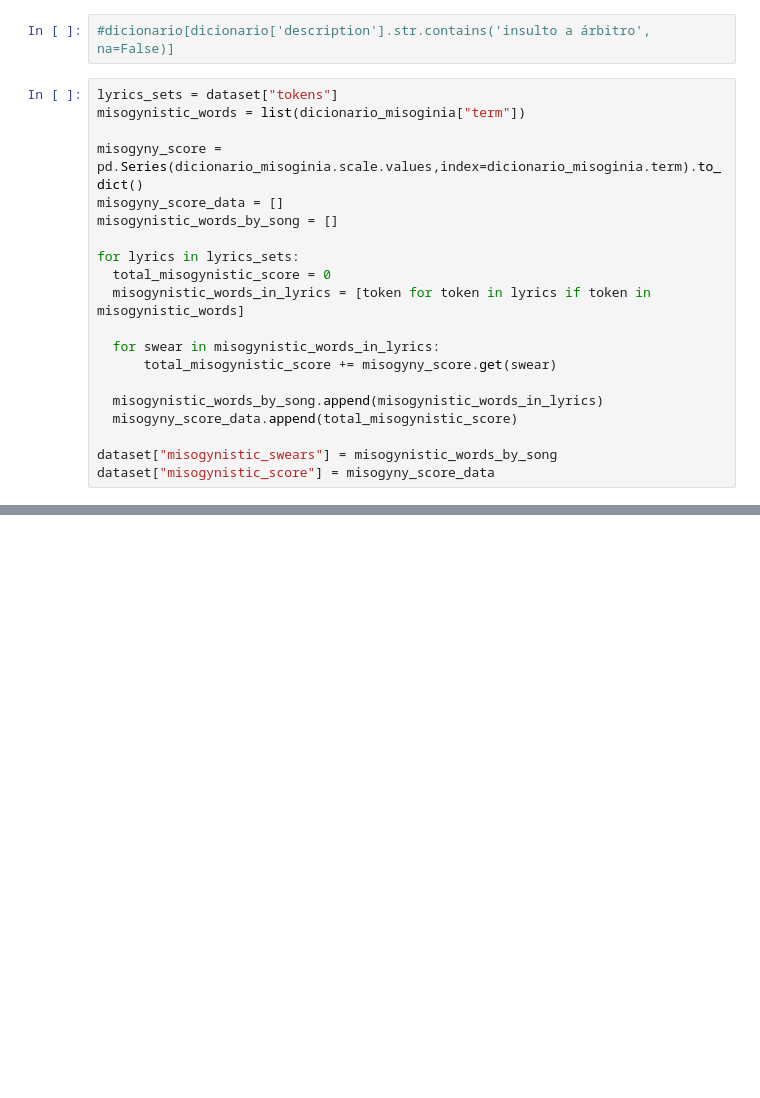
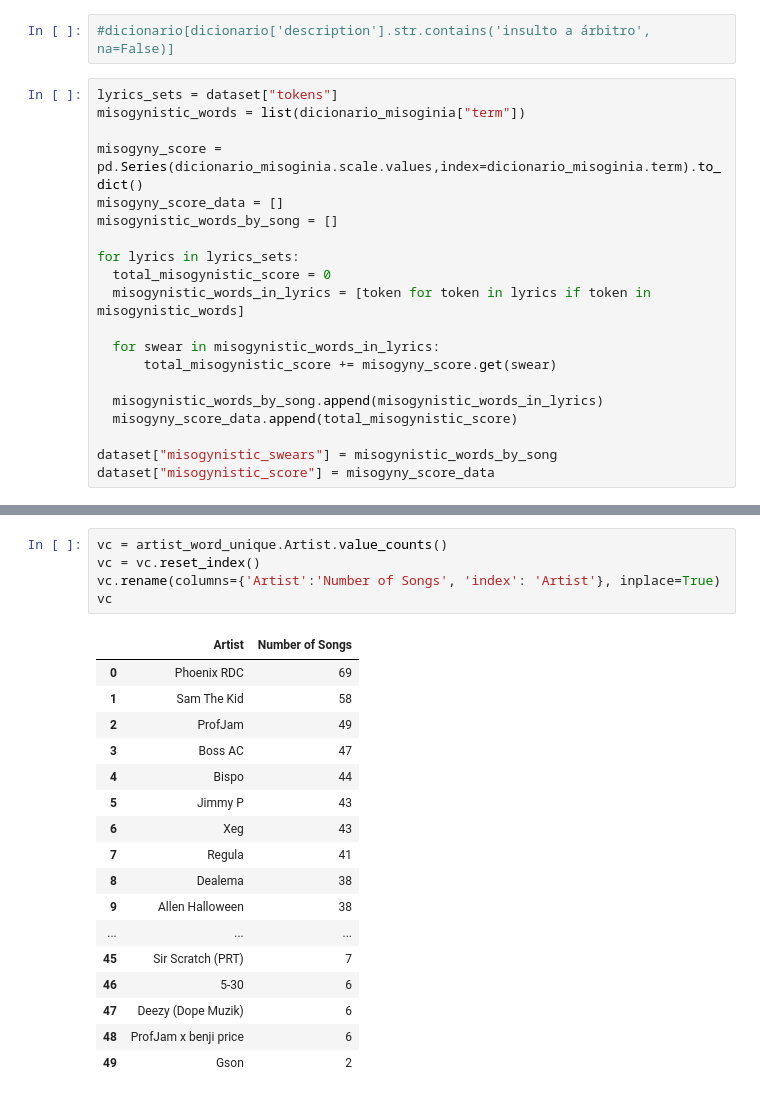
Before and after one commit to InterruptorPt/misonia-hip-hop-tuga, a Jupyter notebook: stats.ipynb, the cells around one changed output, grey strips where cells are left out. Drawn from its saved outputs; the diff is of its cells as text; blank space fills up the shorter version.

```diff
--- a/stats.ipynb
+++ b/stats.ipynb
@@ -259,0 +251,23 @@ dataset.to_csv("dataset.csv")
+# %%
+vc = artist_word_unique.Artist.value_counts()
+vc = vc.reset_index()
+vc.rename(columns={'Artist':'Number of Songs', 'index': 'Artist'}, inplace=True)
+vc
+# %% [output]
+|  | Artist | Number of Songs |
+| 0 | Phoenix RDC | 69 |
+| 1 | Sam The Kid | 58 |
+| 2 | ProfJam | 49 |
+| 3 | Boss AC | 47 |
+| 4 | Bispo | 44 |
+| 5 | Jimmy P | 43 |
+| 6 | Xeg | 43 |
+| 7 | Regula | 41 |
+| 8 | Dealema | 38 |
+| 9 | Allen Halloween | 38 |
+| ... | ... | ... |
+| 45 | Sir Scratch (PRT) | 7 |
+| 46 | 5-30 | 6 |
+| 47 | Deezy (Dope Muzik) | 6 |
+| 48 | ProfJam x benji price | 6 |
+| 49 | Gson | 2 |
```
Also changed, not shown: parts of 18 cells of this notebook, 9 other files.
